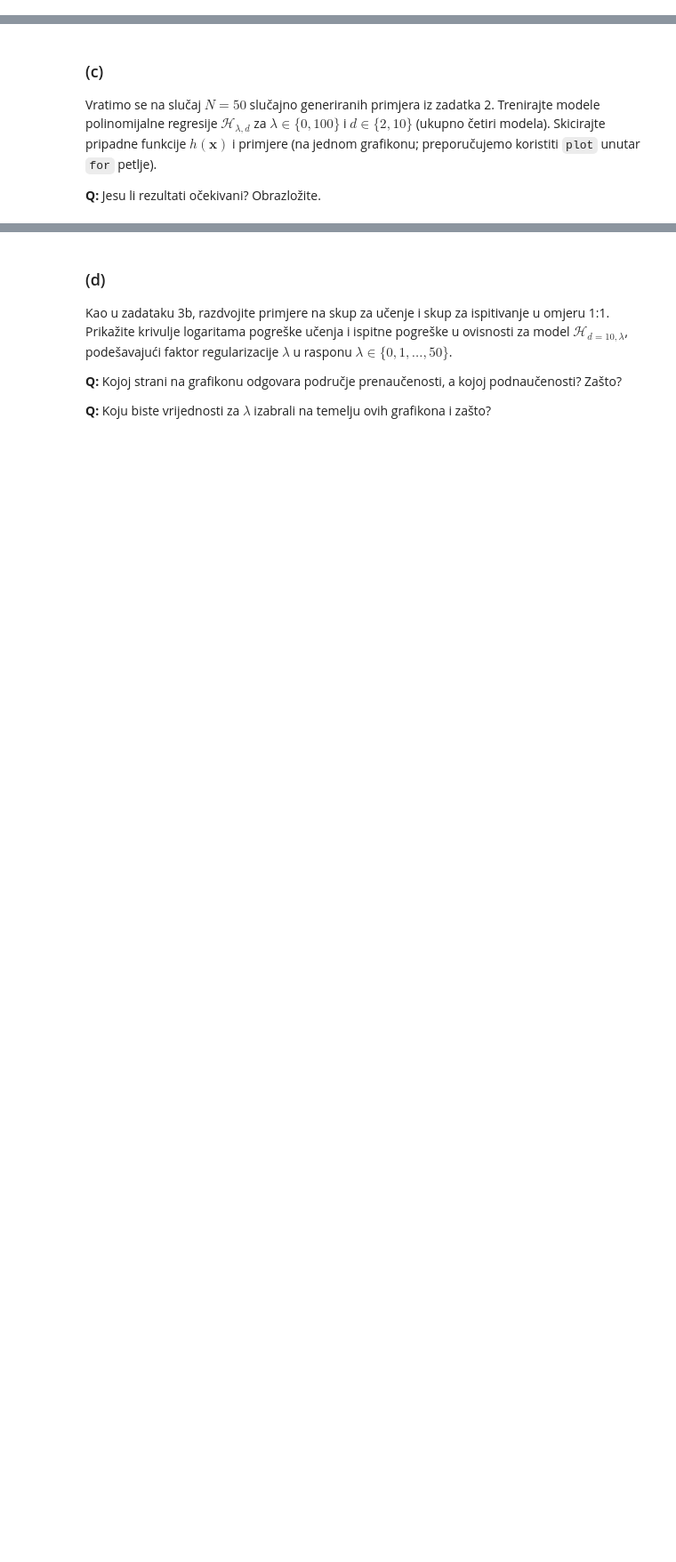
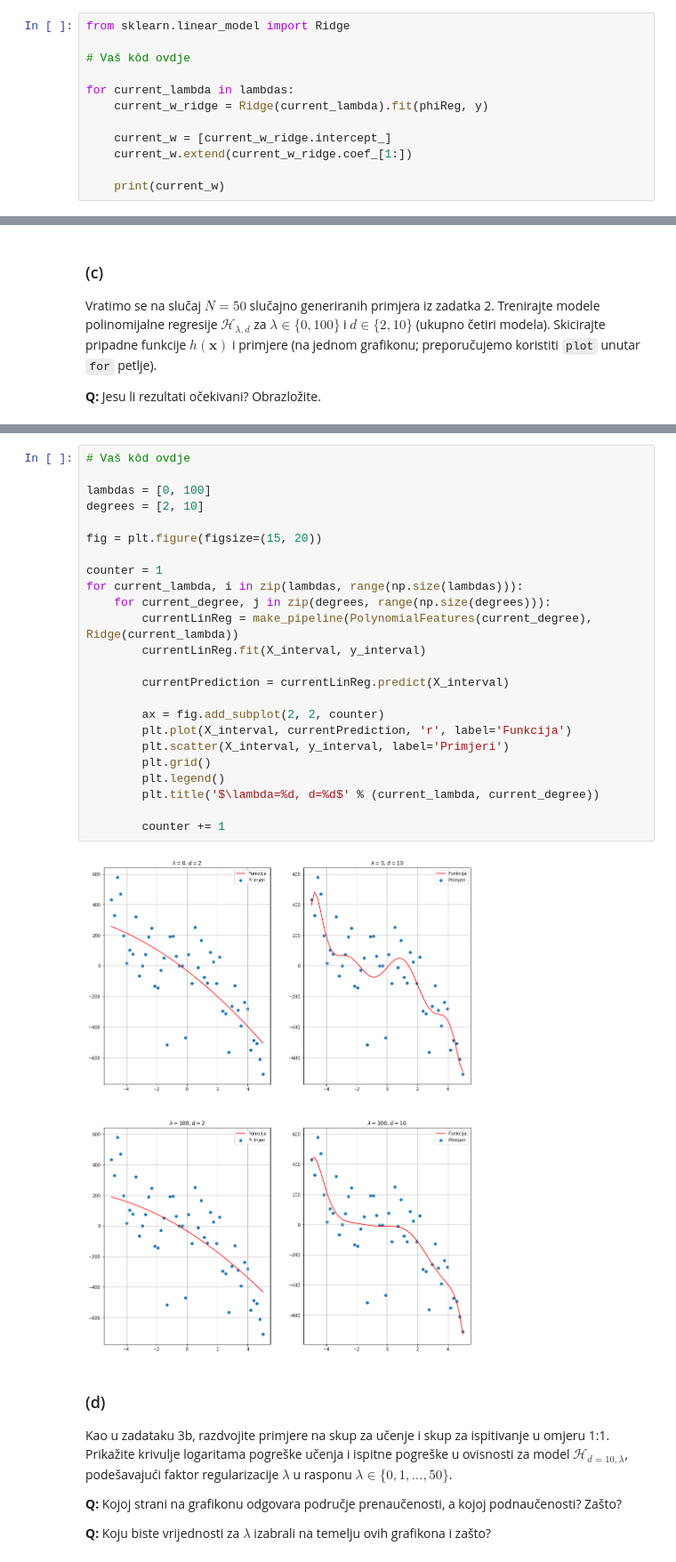
Before and after one commit to MCubek/strojno1Lab, a Jupyter notebook: SU1-2021-03-04-Regresija.ipynb, the cells around one changed output, grey strips where cells are left out. Shown at 89% size. Cells and saved outputs as stored; diff of their text form; blank space fills up the shorter version.

```diff
--- a/SU1-2021-03-04-Regresija.ipynb
+++ b/SU1-2021-03-04-Regresija.ipynb
@@ -399,0 +407,12 @@ from sklearn.linear_model import Ridge
+# %%
+from sklearn.linear_model import Ridge
+
+# Vaš kôd ovdje
+
+for current_lambda in lambdas:
+    current_w_ridge = Ridge(current_lambda).fit(phiReg, y)
+
+    current_w = [current_w_ridge.intercept_]
+    current_w.extend(current_w_ridge.coef_[1:])
+
+    print(current_w)
@@ -408,3 +429,29 @@ Vratimo se na slučaj $N=50$ slučajno generiranih primjera iz zadatka 2. Trenir
+# %%
+# Vaš kôd ovdje
+
+lambdas = [0, 100]
+degrees = [2, 10]
+
+fig = plt.figure(figsize=(15, 20))
+
+counter = 1
+for current_lambda, i in zip(lambdas, range(np.size(lambdas))):
+    for current_degree, j in zip(degrees, range(np.size(degrees))):
+        currentLinReg = make_pipeline(PolynomialFeatures(current_degree), Ridge(current_lambda))
+        currentLinReg.fit(X_interval, y_interval)
+
+        currentPrediction = currentLinReg.predict(X_interval)
+
+        ax = fig.add_subplot(2, 2, counter)
+        plt.plot(X_interval, currentPrediction, 'r', label='Funkcija')
+        plt.scatter(X_interval, y_interval, label='Primjeri')
+        plt.grid()
+        plt.legend()
+        plt.title('$\lambda=%d, d=%d$' % (current_lambda, current_degree))
+
+        counter += 1
+# %% [output]
+[figure, added]
 # %% [markdown]
 ### (d)
 
```
Also changed, not shown: parts of 14 cells of this notebook.
